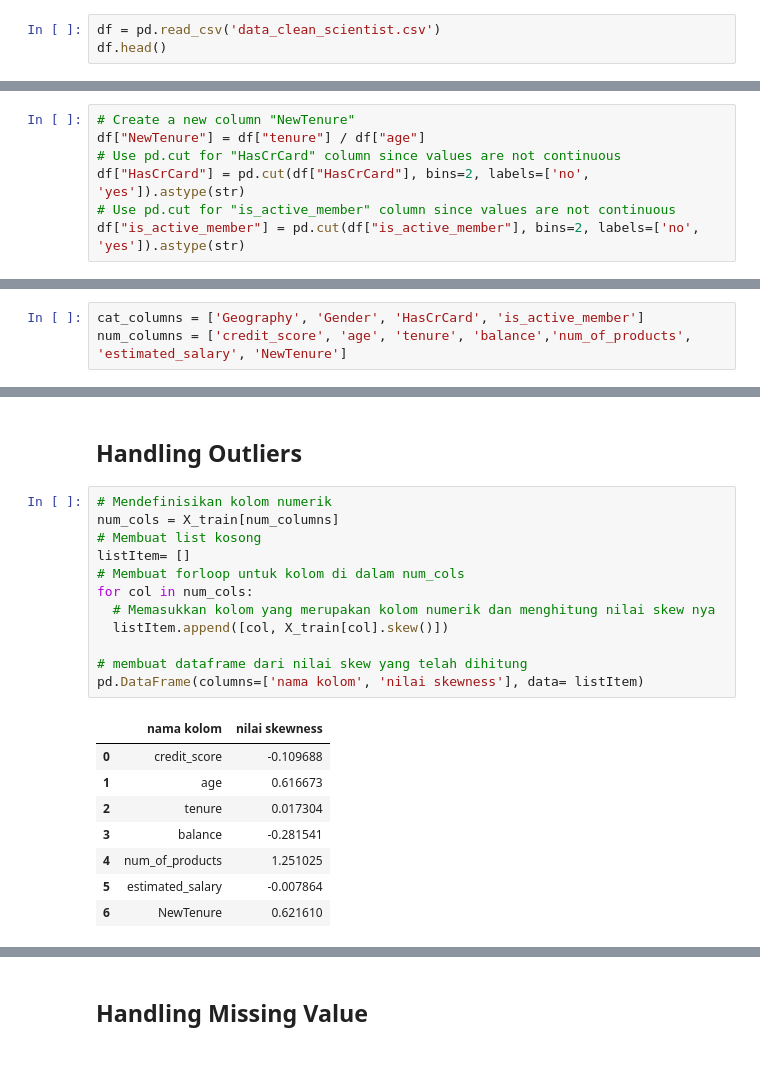
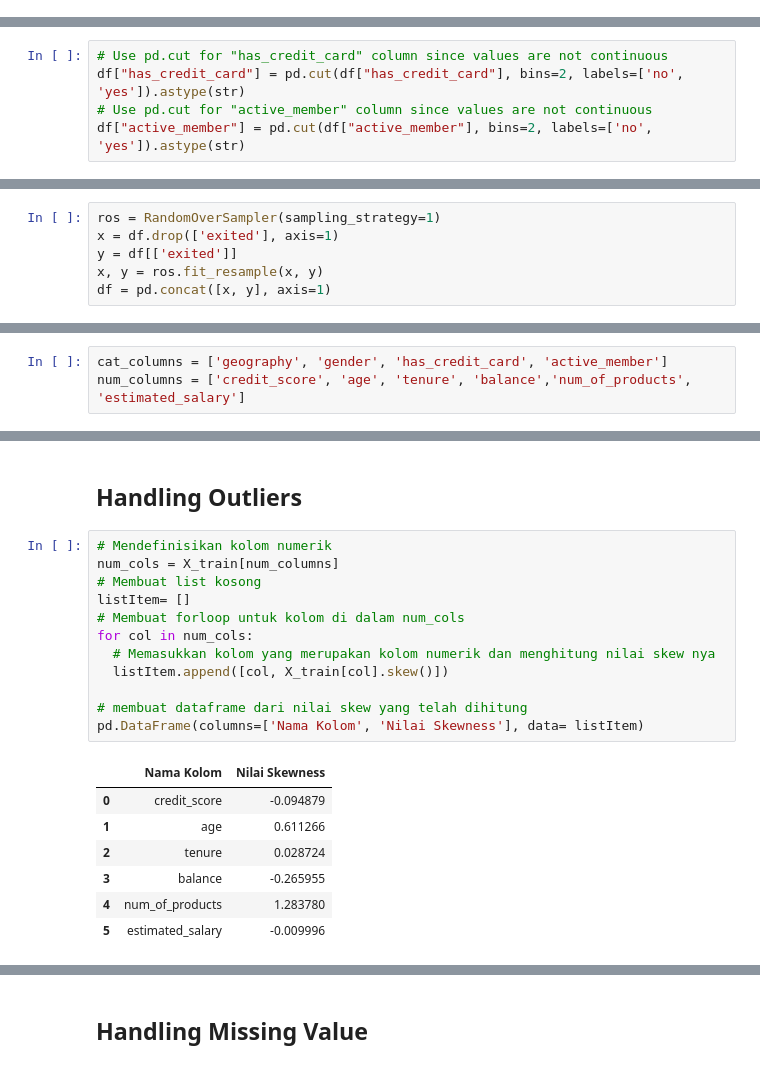
Before and after one commit to FTDS-assignment-bay/p2-final-project-ftds-026-rmt-group-002, a Jupyter notebook: Modelling/data_modelling.ipynb, the cells around one changed output, grey strips where cells are left out. Saved outputs shown, nothing was run; the diff lists cells and outputs as text.

```diff
--- a/Modelling/data_modelling.ipynb
+++ b/Modelling/data_modelling.ipynb
@@ -27,5 +53,2 @@ import json
 # %% [markdown]
 # Data Loading
-# %%
-df = pd.read_csv('data_clean_scientist.csv')
-df.head()
@@ -48,7 +73,5 @@ df.tail()
 # %%
-# Create a new column "NewTenure"
-df["NewTenure"] = df["tenure"] / df["age"]
-# Use pd.cut for "HasCrCard" column since values are not continuous
-df["HasCrCard"] = pd.cut(df["HasCrCard"], bins=2, labels=['no', 'yes']).astype(str)
-# Use pd.cut for "is_active_member" column since values are not continuous
-df["is_active_member"] = pd.cut(df["is_active_member"], bins=2, labels=['no', 'yes']).astype(str)
+# Use pd.cut for "has_credit_card" column since values are not continuous
+df["has_credit_card"] = pd.cut(df["has_credit_card"], bins=2, labels=['no', 'yes']).astype(str)
+# Use pd.cut for "active_member" column since values are not continuous
+df["active_member"] = pd.cut(df["active_member"], bins=2, labels=['no', 'yes']).astype(str)
@@ -55 +86,7 @@ df["is_active_member"] = pd.cut(df["is_active_member"], bins=2, labels=['no', 'y
+# %%
+ros = RandomOverSampler(sampling_strategy=1)
+x = df.drop(['exited'], axis=1)
+y = df[['exited']]
+x, y = ros.fit_resample(x, y)
+df = pd.concat([x, y], axis=1)
 # %%
@@ -116,8 +153,8 @@ plt.show()
 # %% [markdown]
 # Feature Engineering
 # %%
-cat_columns = ['Geography', 'Gender', 'HasCrCard', 'is_active_member']
-num_columns = ['credit_score', 'age', 'tenure', 'balance','num_of_products', 'estimated_salary', 'NewTenure']
+cat_columns = ['geography', 'gender', 'has_credit_card', 'active_member']
+num_columns = ['credit_score', 'age', 'tenure', 'balance','num_of_products', 'estimated_salary']
 # %% [markdown]
 ## Handling Cardinality
 # %%
@@ -176,24 +213,23 @@ y Test Size:  (3186,)
 # %%
 # Mendefinisikan kolom numerik
 num_cols = X_train[num_columns]
 # Membuat list kosong
 listItem= []
 # Membuat forloop untuk kolom di dalam num_cols
 for col in num_cols:
   # Memasukkan kolom yang merupakan kolom numerik dan menghitung nilai skew nya
   listItem.append([col, X_train[col].skew()])
 
 # membuat dataframe dari nilai skew yang telah dihitung
-pd.DataFrame(columns=['nama kolom', 'nilai skewness'], data= listItem)
+pd.DataFrame(columns=['Nama Kolom', 'Nilai Skewness'], data= listItem)
 # %% [output]
-|  | nama kolom | nilai skewness |
-| 0 | credit_score | -0.109688 |
-| 1 | age | 0.616673 |
-| 2 | tenure | 0.017304 |
-| 3 | balance | -0.281541 |
-| 4 | num_of_products | 1.251025 |
-| 5 | estimated_salary | -0.007864 |
-| 6 | NewTenure | 0.621610 |
+|  | Nama Kolom | Nilai Skewness |
+| 0 | credit_score | -0.094879 |
+| 1 | age | 0.611266 |
+| 2 | tenure | 0.028724 |
+| 3 | balance | -0.265955 |
+| 4 | num_of_products | 1.283780 |
+| 5 | estimated_salary | -0.009996 |
 # %%
 # capping data untuk data yang mengalami skewed
 winsoriser2 = Winsorizer(capping_method='iqr', # menggunakan metode IQR
```
Also changed, not shown: parts of 107 cells of this notebook.
